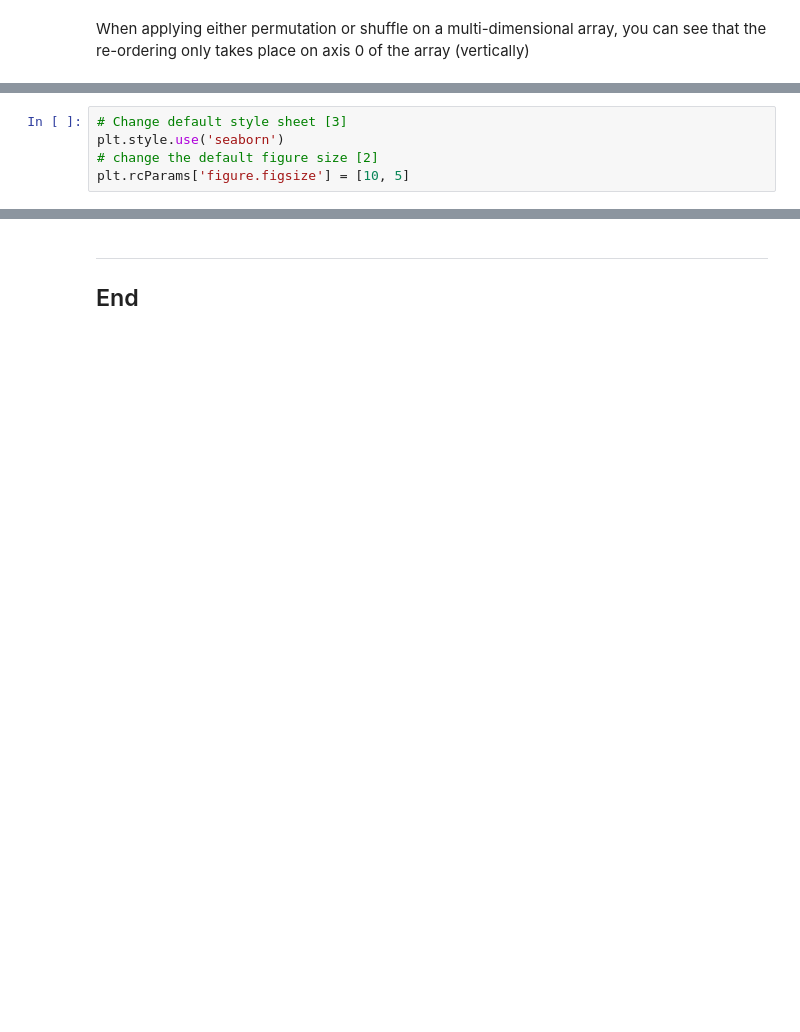
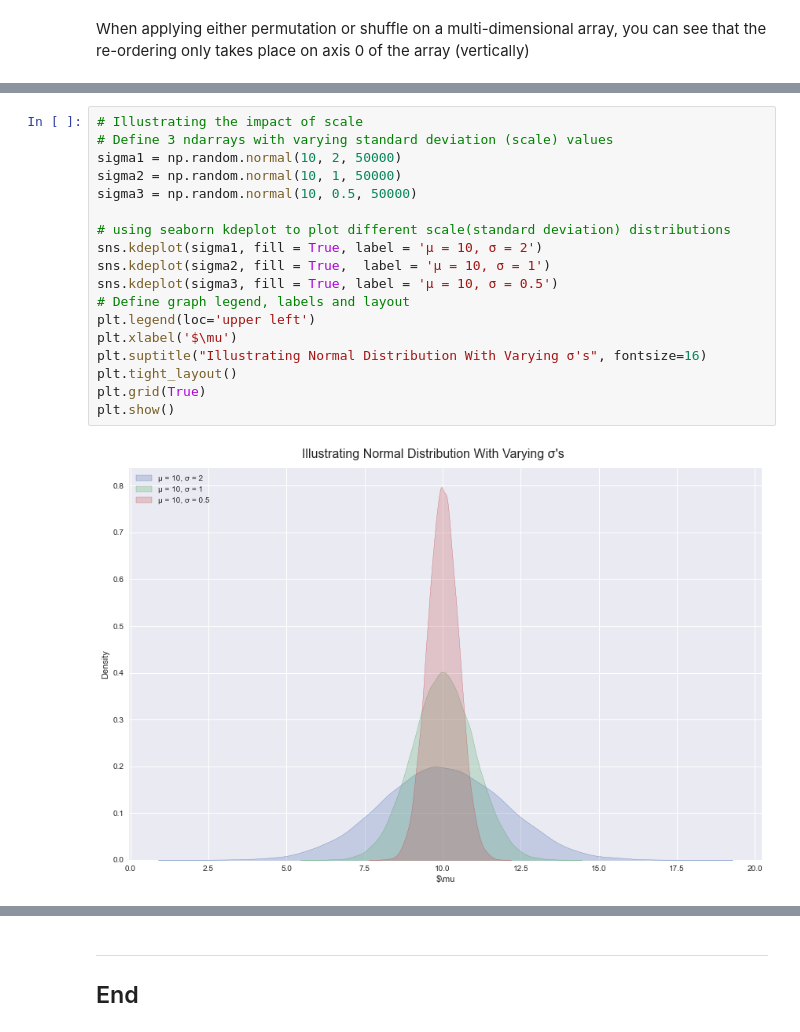
Before and after one commit to Sam-Tracey/numpy-random, a Jupyter notebook: numpy-random.ipynb, the cells around one changed output, grey strips where cells are left out. Drawn from its saved outputs; the diff is of its cells as text; blank space fills up the shorter version.

Commit message:
Added Normal Distribution review

```diff
--- a/numpy-random.ipynb
+++ b/numpy-random.ipynb
@@ -480,5 +483,0 @@ import matplotlib.pyplot as plt
-# %%
-# Change default style sheet [3]
-plt.style.use('seaborn')
-# change the default figure size [2]
-plt.rcParams['figure.figsize'] = [10, 5]
@@ -538,0 +526,20 @@ Task from video: Understand how the new seed algorithm (PCG64) out performs the
+# %%
+# Illustrating the impact of scale
+# Define 3 ndarrays with varying standard deviation (scale) values
+sigma1 = np.random.normal(10, 2, 50000)
+sigma2 = np.random.normal(10, 1, 50000)
+sigma3 = np.random.normal(10, 0.5, 50000)
+
+# using seaborn kdeplot to plot different scale(standard deviation) distributions
+sns.kdeplot(sigma1, fill = True, label = 'µ = 10, σ = 2')
+sns.kdeplot(sigma2, fill = True,  label = 'µ = 10, σ = 1')
+sns.kdeplot(sigma3, fill = True, label = 'µ = 10, σ = 0.5')
+# Define graph legend, labels and layout
+plt.legend(loc='upper left')
+plt.xlabel('$\mu')
+plt.suptitle("Illustrating Normal Distribution With Varying σ's", fontsize=16)
+plt.tight_layout()
+plt.grid(True)
+plt.show()
+# %% [output]
+[figure, added]
```
Also changed, not shown: parts of 50 cells of this notebook.
